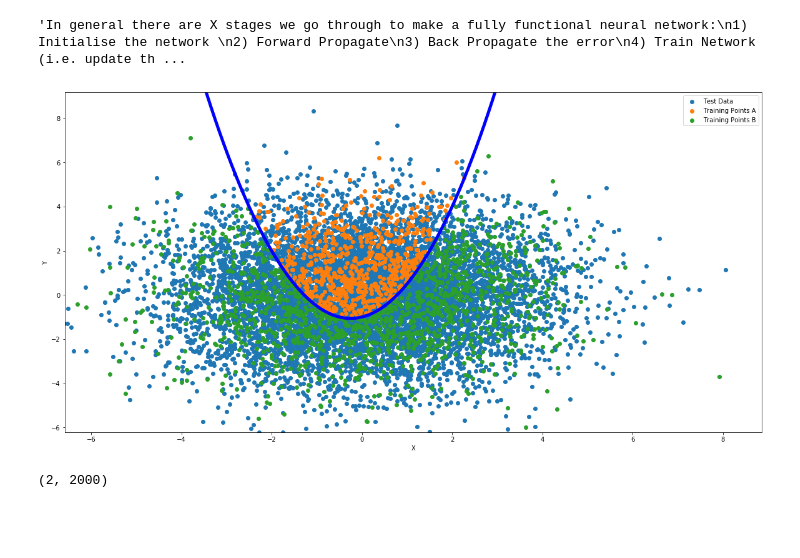
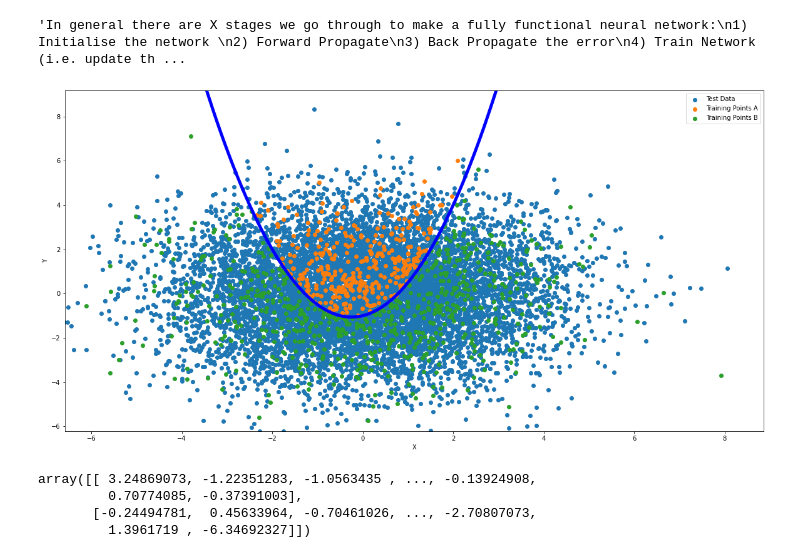
Before and after one commit to Greveley/2D-Point-Classifier-Perceptron-Model-, a Jupyter notebook: Multi_Layer_NN_2D_Space_Classifier_Non_Linear_Eqn_TENSOR_FLOW.ipynb, the cells around one changed output. Drawn from its saved outputs; the diff is of its cells as text; code cells hidden in the pictures; blank space fills up the shorter version.

```diff
--- a/Multi_Layer_NN_2D_Space_Classifier_Non_Linear_Eqn_TENSOR_FLOW.ipynb
+++ b/Multi_Layer_NN_2D_Space_Classifier_Non_Linear_Eqn_TENSOR_FLOW.ipynb
@@ -83,11 +85,14 @@ def generate_data(num_points, train_perc, plot):
 
     return train_x, train_y, test_x, test_y
 # %%
-train_x, train_y, test_x, test_y = generate_data(num_points = 10000, train_perc = 20, plot=True)
+train_x, train_y, test_x, test_y = generate_data(num_points = 10000, train_perc = 10, plot=True)
 # %% [output]
-[figure, old version]
+[figure, new version]
 # %%
-train_x.shape
+train_x
 # %% [output]
-(2, 2000)
+array([[ 3.24869073, -1.22351283, -1.0563435 , ..., -0.13924908,
+         0.70774085, -0.37391003],
+       [-0.24494781,  0.45633964, -0.70461026, ..., -2.70807073,
+         1.3961719 , -6.34692327]])
 # %%
```
Also changed, not shown: parts of 7 cells of this notebook.
